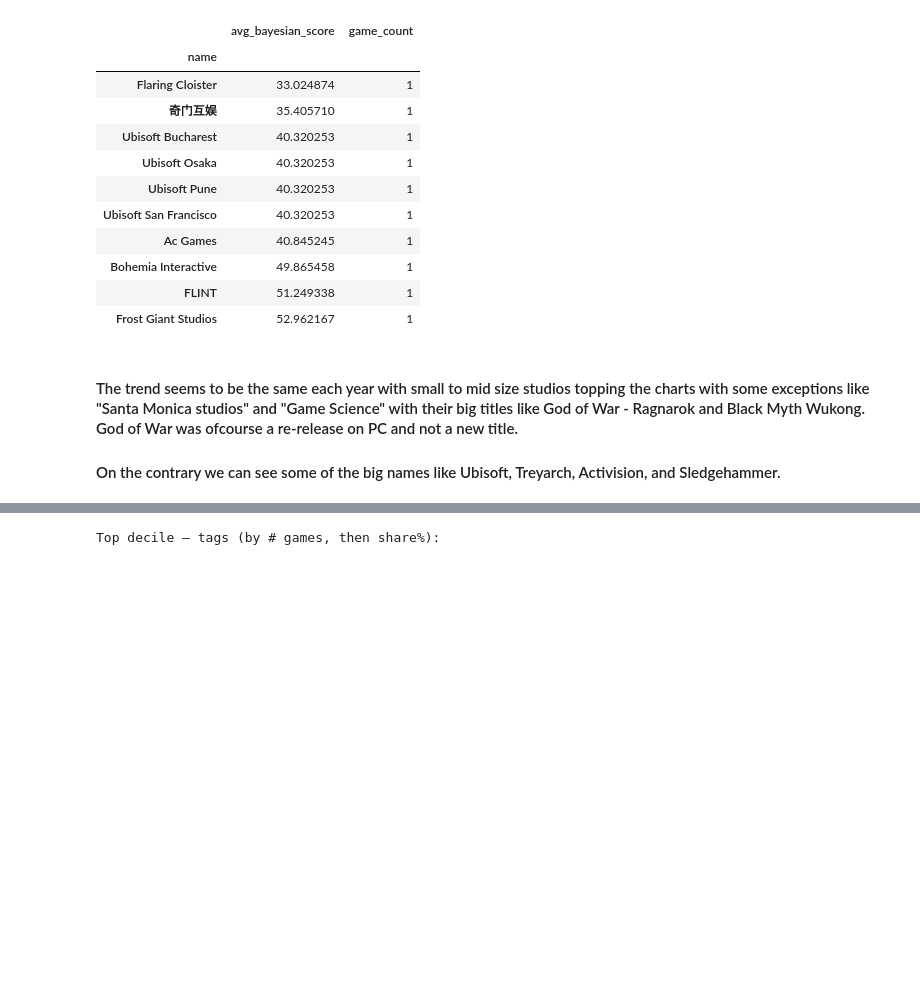
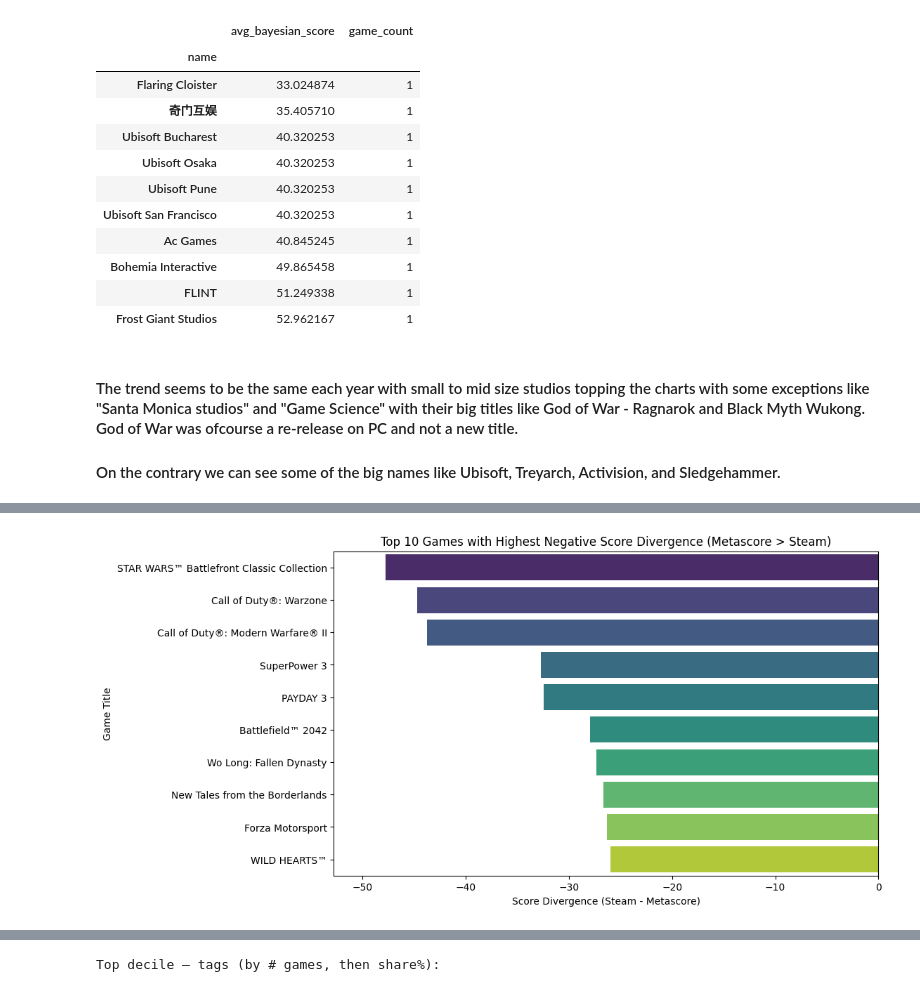
Before and after one commit to faraz1272/steam-discount-forecast, a Jupyter notebook: notebooks/EDA_Experimentation.ipynb, the cells around one changed output, grey strips where cells are left out. Saved outputs shown, nothing was run; the diff lists cells and outputs as text; code cells hidden in the pictures; blank space fills up the shorter version.

```diff
--- a/notebooks/EDA_Experimentation.ipynb
+++ b/notebooks/EDA_Experimentation.ipynb
@@ -708,0 +770,13 @@ bottom_developers_2024
+# %%
+# plot of top 10 games with highest negative divergence (Metascore score much higher than Steam)
+
+top_negative_divergence = merged_reviews.nsmallest(10, 'score_divergence')
+plt.figure(figsize=(10, 6))
+sns.barplot(data=top_negative_divergence, y='title_steam', x='score_divergence', palette='viridis')
+plt.title('Top 10 Games with Highest Negative Score Divergence (Metascore > Steam)')
+plt.xlabel('Score Divergence (Steam - Metascore)')
+plt.ylabel('Game Title')
+plt.xlim(top_negative_divergence['score_divergence'].min() - 5, 0)
+plt.show()
+# %% [output]
+[figure, added]
```
Also changed, not shown: parts of 25 cells of this notebook, 1 other file.
